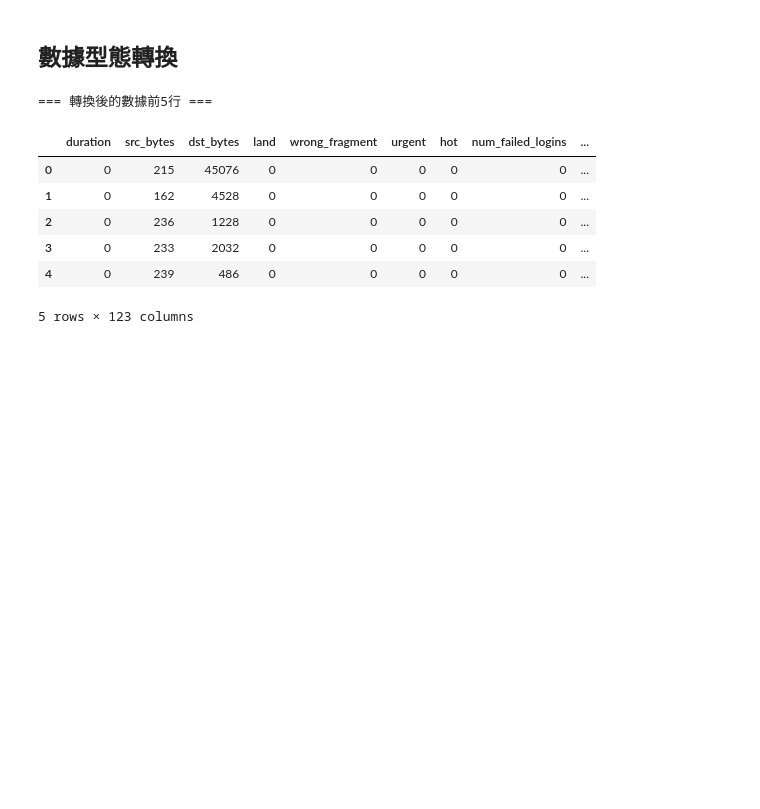
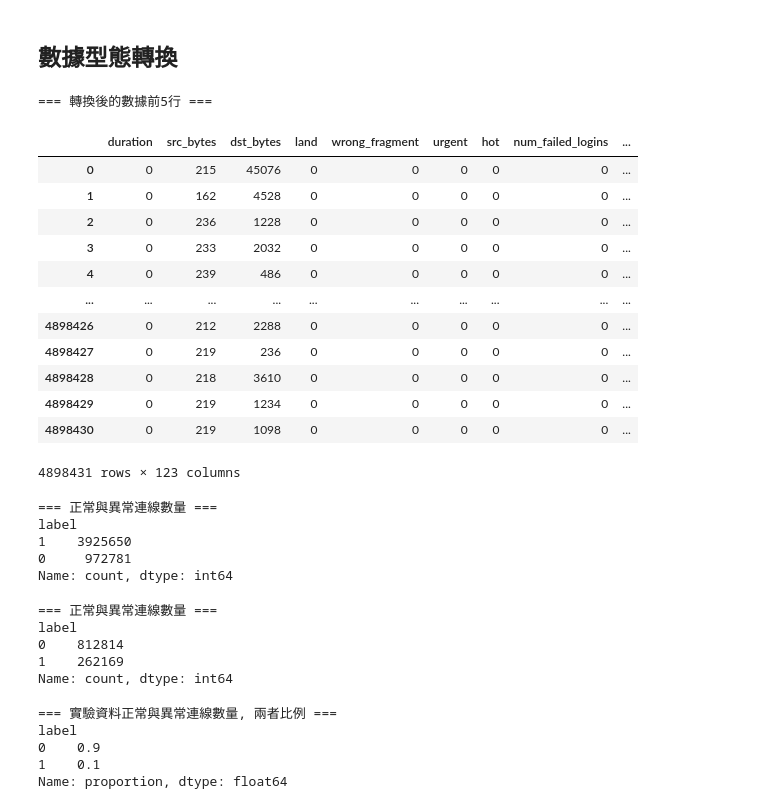
Before and after one commit to jonascheng/anomalyebook, a Jupyter notebook: 07_network-intrusion-detection.ipynb, the cells around one changed output. Saved outputs shown, nothing was run; the diff lists cells and outputs as text; code cells hidden in the pictures; blank space fills up the shorter version.

```diff
--- a/07_network-intrusion-detection.ipynb
+++ b/07_network-intrusion-detection.ipynb
@@ -118,22 +117,46 @@ Name: count, dtype: int64
 ## 數據型態轉換
 # %%
 # 將 label 欄位轉換為二元標籤：normal 為 0，其他為 1
-data['label'] = data['label'].apply(lambda x: 0 if x == 'normal' else 1)
+data['label'] = data['label'].apply(lambda x: 0 if x == 'normal.' else 1)
 
 # 重新取得非數值型欄位（排除已經被轉換的欄位）
 non_numeric_features = [col for col in data.columns if data[col].dtype == 'object' and col != 'label']
 
 # 執行 one-hot 編碼
 data = pd.get_dummies(data, columns=non_numeric_features)
 
+# 或者使用 Label Encoding
+# from sklearn.preprocessing import LabelEncoder
+
+# label_encoders = {}
+# for col in non_numeric_features:
+#     le = LabelEncoder()
+#     data[col] = le.fit_transform(data[col])
+#     label_encoders[col] = le
+
 print("\n=== 轉換後的數據前5行 ===")
-data.head()
+data
 # %% [output]
 === 轉換後的數據前5行 ===
 |  | duration | src_bytes | dst_bytes | land | wrong_fragment | urgent | hot | num_failed_logins | ... |
 | 0 | 0 | 215 | 45076 | 0 | 0 | 0 | 0 | 0 | ... |
 | 1 | 0 | 162 | 4528 | 0 | 0 | 0 | 0 | 0 | ... |
 | 2 | 0 | 236 | 1228 | 0 | 0 | 0 | 0 | 0 | ... |
 | 3 | 0 | 233 | 2032 | 0 | 0 | 0 | 0 | 0 | ... |
 | 4 | 0 | 239 | 486 | 0 | 0 | 0 | 0 | 0 | ... |
+| ... | ... | ... | ... | ... | ... | ... | ... | ... | ... |
+| 4898426 | 0 | 212 | 2288 | 0 | 0 | 0 | 0 | 0 | ... |
+| 4898427 | 0 | 219 | 236 | 0 | 0 | 0 | 0 | 0 | ... |
+| 4898428 | 0 | 218 | 3610 | 0 | 0 | 0 | 0 | 0 | ... |
+| 4898429 | 0 | 219 | 1234 | 0 | 0 | 0 | 0 | 0 | ... |
+| 4898430 | 0 | 219 | 1098 | 0 | 0 | 0 | 0 | 0 | ... |
-5 rows × 123 columns
+4898431 rows × 123 columns
+# %%
+print("\n=== 正常與異常連線數量 ===")
+print(data['label'].value_counts())
+# %% [output]
+=== 正常與異常連線數量 ===
+label
+1    3925650
+0     972781
+Name: count, dtype: int64
@@ -139,0 +166,27 @@ data.head()
+# %%
+print("\n=== 正常與異常連線數量 ===")
+print(data['label'].value_counts())
+# %% [output]
+=== 正常與異常連線數量 ===
+label
+0    812814
+1    262169
+Name: count, dtype: int64
+# %%
+# 從數據中挑選出 90% 的正常連線及 10% 的異常樣本作為實驗資料
+n_normal = 90000
+n_anomaly = 10000
+
+normal_data = data[data['label'] == 0].sample(n=n_normal, random_state=42)
+anomaly_data = data[data['label'] == 1].sample(n=n_anomaly, random_state=42)
+
+experiment_data = pd.concat([normal_data, anomaly_data]).sample(frac=1, random_state=42).reset_index(drop=True)
+
+print("\n=== 實驗資料正常與異常連線數量, 兩者比例 ===")
+print(experiment_data['label'].value_counts(normalize=True))
+# %% [output]
+=== 實驗資料正常與異常連線數量, 兩者比例 ===
+label
+0    0.9
+1    0.1
+Name: proportion, dtype: float64
```
Also changed, not shown: parts of 16 cells of this notebook.
